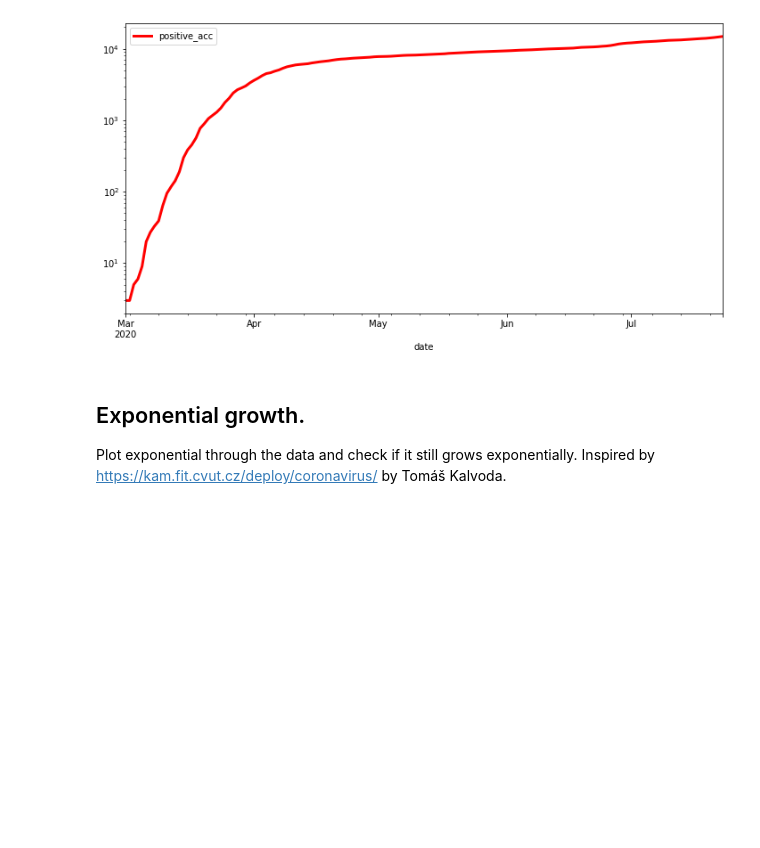
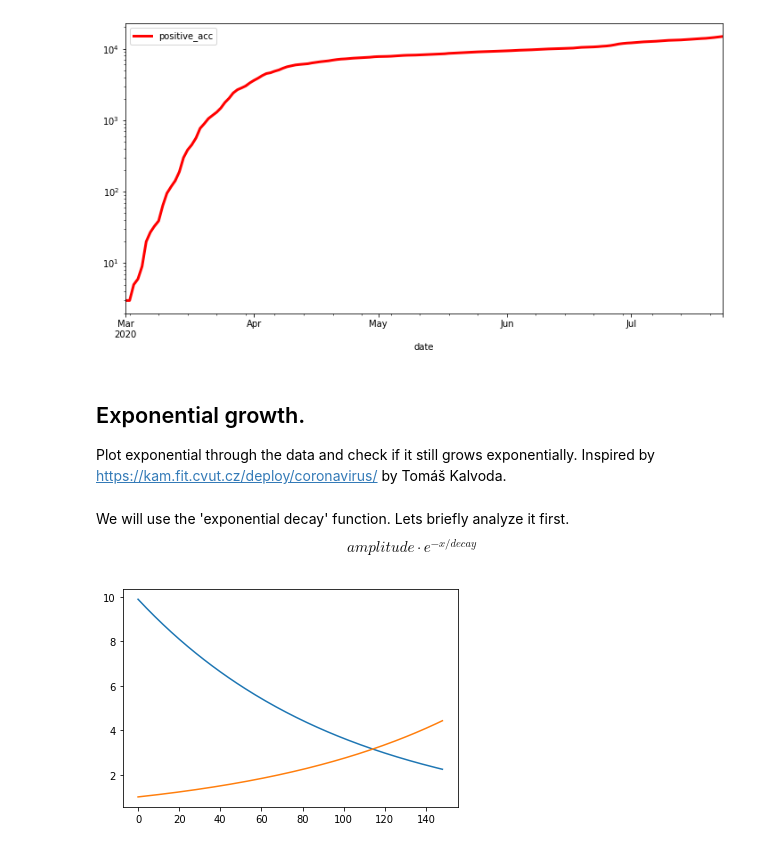
Before and after one commit to Gregofi/corona-czechia, a Jupyter notebook: corona.ipynb, the cells around one changed output. Saved outputs shown, nothing was run; the diff lists cells and outputs as text; code cells hidden in the pictures; blank space fills up the shorter version.

```diff
--- a/corona.ipynb
+++ b/corona.ipynb
@@ -172,4 +172,7 @@ Plot exponential through the data and check if it still grows exponentially.
 Inspired by https://kam.fit.cvut.cz/deploy/coronavirus/ by Tomáš Kalvoda.
 # %%
 from lmfit.models import ExponentialModel
+# %% [markdown]
+We will use the 'exponential decay' function. Lets briefly analyze it first.
+$$ amplitude \cdot e^{-x/decay} $$
 # %%
@@ -177,0 +181,9 @@ def func(x, ampl, e, decay):
+# %%
+exp_values_neg = [exp_decay(x, 1, -100) for x in range(1, 150)]
+exp_values = [exp_decay(x, 10, 100) for x in range(1, 150)]
+
+plt.plot(range(0,len(exp_values)), exp_values)
+plt.plot(range(0,len(exp_values_neg)), exp_values_neg)
+plt.show()
+# %% [output]
+[figure, added]
```
Also changed, not shown: parts of 9 cells of this notebook.
